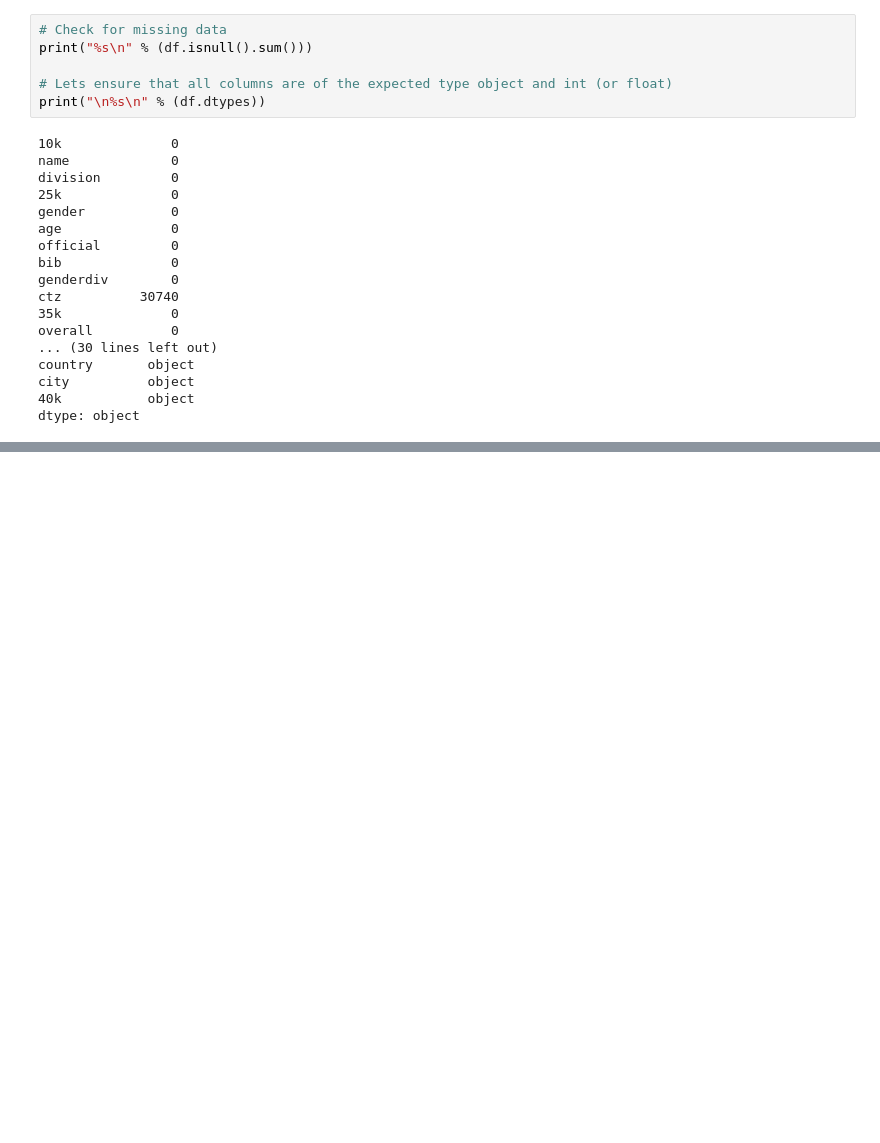
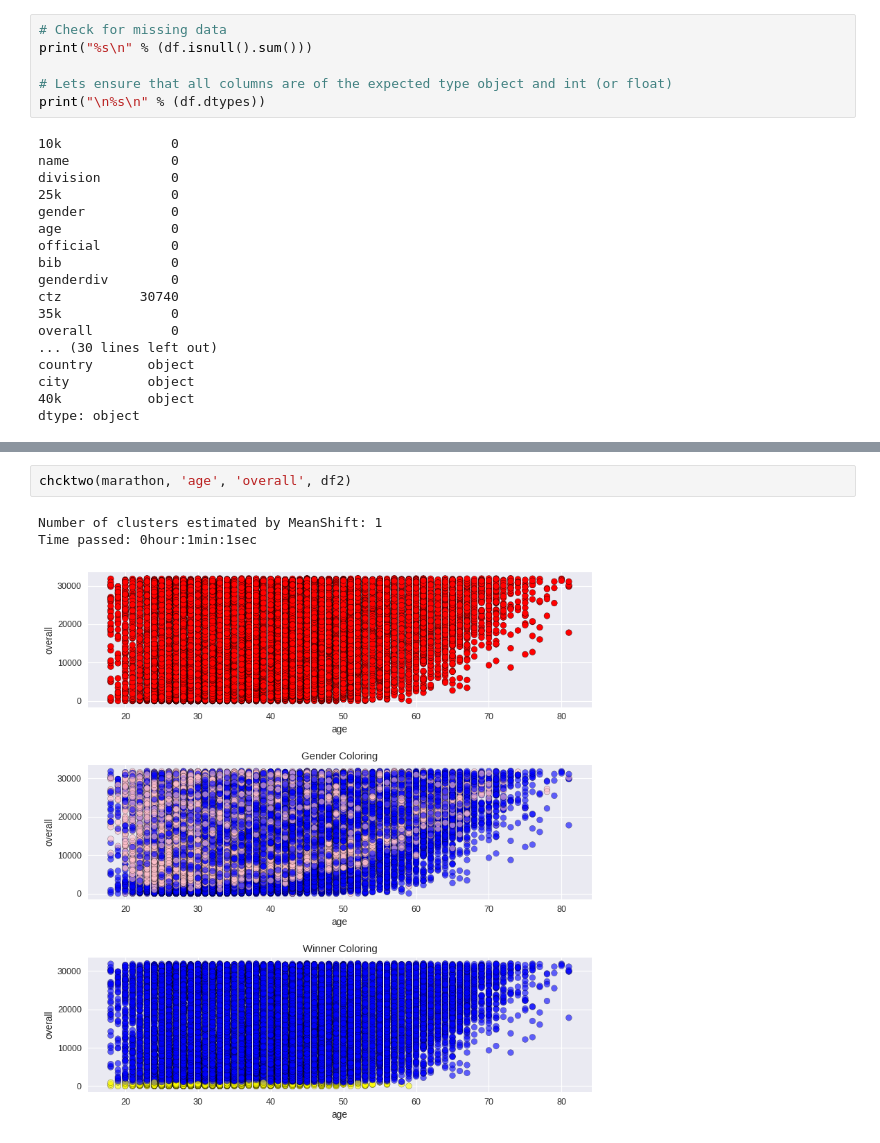
Before and after one commit to gurkpet/Thinkful-Lessons, a Jupyter notebook: Thinkful 4.2/BostonMarathon2.0.ipynb, the cells around one changed output, grey strips where cells are left out. Cells and saved outputs as stored; diff of their text form; blank space fills up the shorter version.

```diff
--- a/Thinkful 4.2/BostonMarathon2.0.ipynb
+++ b/Thinkful 4.2/BostonMarathon2.0.ipynb
@@ -188,0 +215,6 @@ Time passed: 0hour:0min:56sec
+# %%
+chcktwo(marathon, 'age', 'overall', df2)
+# %% [output]
+Number of clusters estimated by MeanShift: 1
+Time passed: 0hour:1min:1sec
+[figure, added]
```
Also changed, not shown: parts of 24 cells of this notebook.
